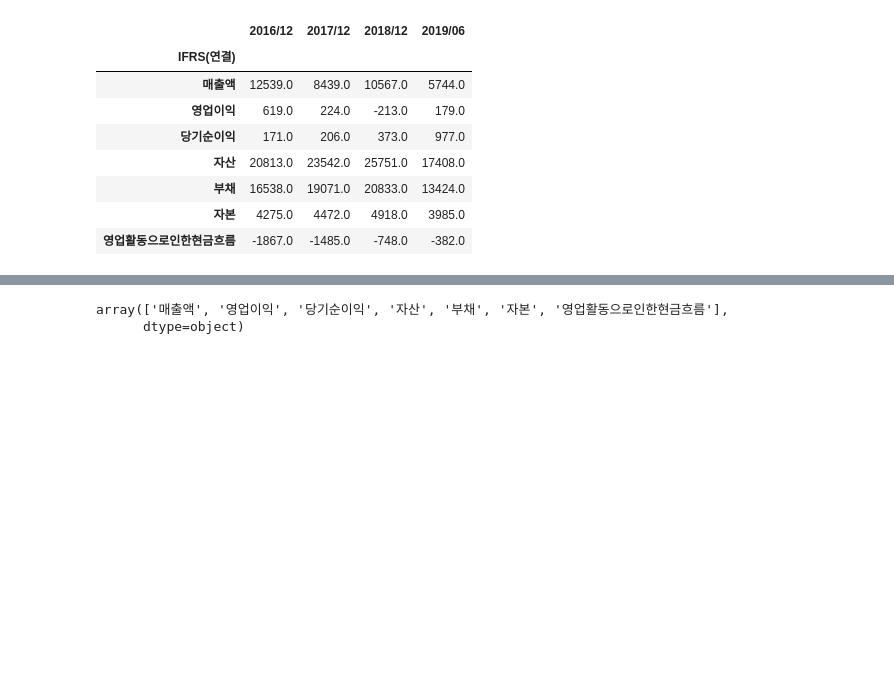
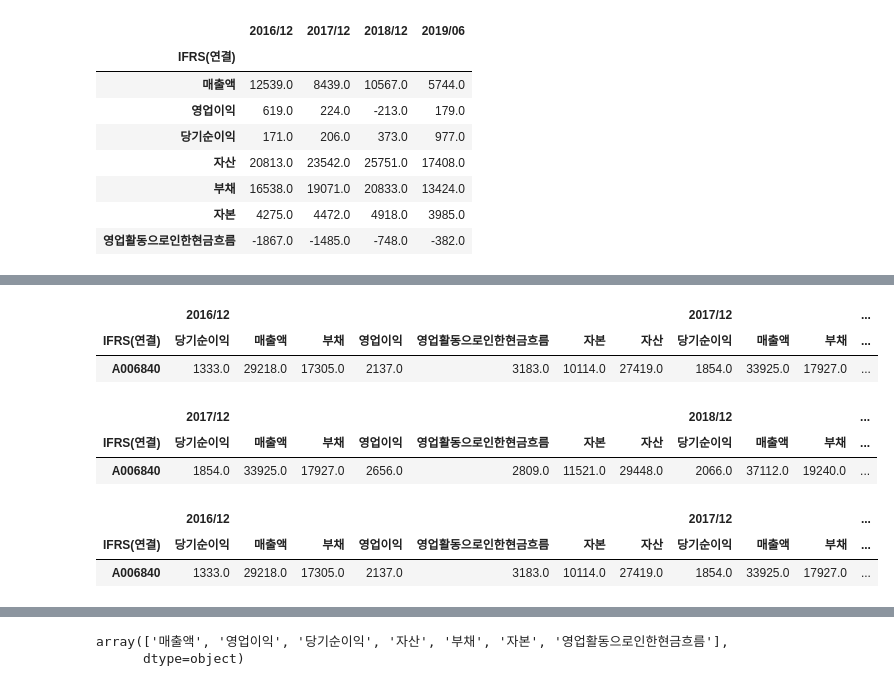
Before and after one commit to neosuperprogrammer/Quant, a Jupyter notebook: neo_quant_test4.ipynb, the cells around one changed output, grey strips where cells are left out. Cells and saved outputs as stored; diff of their text form; code cells hidden in the pictures; blank space fills up the shorter version.

```diff
--- a/neo_quant_test4.ipynb
+++ b/neo_quant_test4.ipynb
@@ -824,0 +899,18 @@ fs_drop
+# %%
+new_fs_merge
+# %% [output]
+|  | 2016/12 |  |  |  |  |  |  | 2017/12 |  |  | ... |
+| IFRS(연결) | 당기순이익 | 매출액 | 부채 | 영업이익 | 영업활동으로인한현금흐름 | 자본 | 자산 | 당기순이익 | 매출액 | 부채 | ... |
+| A006840 | 1333.0 | 29218.0 | 17305.0 | 2137.0 | 3183.0 | 10114.0 | 27419.0 | 1854.0 | 33925.0 | 17927.0 | ... |
+# %%
+new_fs_merge.drop('2016/12', axis=1, level=0)
+# %% [output]
+|  | 2017/12 |  |  |  |  |  |  | 2018/12 |  |  | ... |
+| IFRS(연결) | 당기순이익 | 매출액 | 부채 | 영업이익 | 영업활동으로인한현금흐름 | 자본 | 자산 | 당기순이익 | 매출액 | 부채 | ... |
+| A006840 | 1854.0 | 33925.0 | 17927.0 | 2656.0 | 2809.0 | 11521.0 | 29448.0 | 2066.0 | 37112.0 | 19240.0 | ... |
+# %%
+new_fs_merge
+# %% [output]
+|  | 2016/12 |  |  |  |  |  |  | 2017/12 |  |  | ... |
+| IFRS(연결) | 당기순이익 | 매출액 | 부채 | 영업이익 | 영업활동으로인한현금흐름 | 자본 | 자산 | 당기순이익 | 매출액 | 부채 | ... |
+| A006840 | 1333.0 | 29218.0 | 17305.0 | 2137.0 | 3183.0 | 10114.0 | 27419.0 | 1854.0 | 33925.0 | 17927.0 | ... |
```
Also changed, not shown: parts of 29 cells of this notebook, 1 other file.
